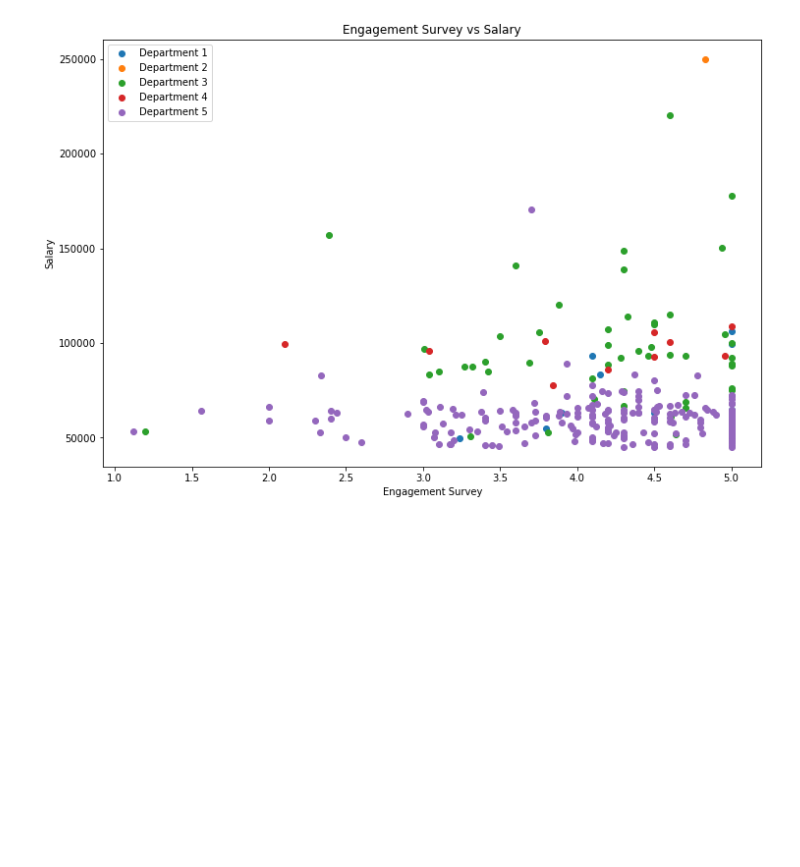
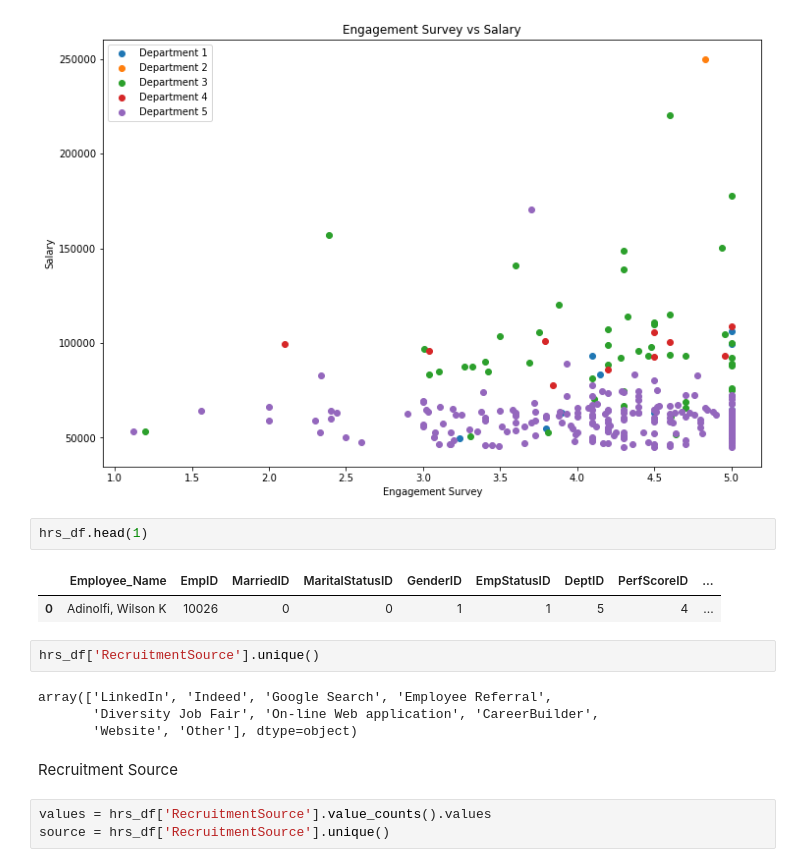
Before and after one commit to Wisal-Mukhtiar/Data_Science_Projects, a Jupyter notebook: manipu-and-visu_data-from-diff-datasets/insights_from_hrs_datasets.ipynb, the cells around one changed output. Saved outputs shown, nothing was run; the diff lists cells and outputs as text; blank space fills up the shorter version.

```diff
--- a/manipu-and-visu_data-from-diff-datasets/insights_from_hrs_datasets.ipynb
+++ b/manipu-and-visu_data-from-diff-datasets/insights_from_hrs_datasets.ipynb
@@ -49,3 +49,19 @@ ax.legend()
 plt.show()
 # %% [output]
 [figure]
+# %%
+hrs_df.head(1)
+# %% [output]
+|  | Employee_Name | EmpID | MarriedID | MaritalStatusID | GenderID | EmpStatusID | DeptID | PerfScoreID | ... |
+| 0 | Adinolfi, Wilson K | 10026 | 0 | 0 | 1 | 1 | 5 | 4 | ... |
+# %%
+hrs_df['RecruitmentSource'].unique()
+# %% [output]
+array(['LinkedIn', 'Indeed', 'Google Search', 'Employee Referral',
+       'Diversity Job Fair', 'On-line Web application', 'CareerBuilder',
+       'Website', 'Other'], dtype=object)
+# %% [markdown]
+Recruitment Source
+# %%
+values = hrs_df['RecruitmentSource'].value_counts().values
+source = hrs_df['RecruitmentSource'].unique()
```
Also changed, not shown: parts of 1 cell of this notebook.
